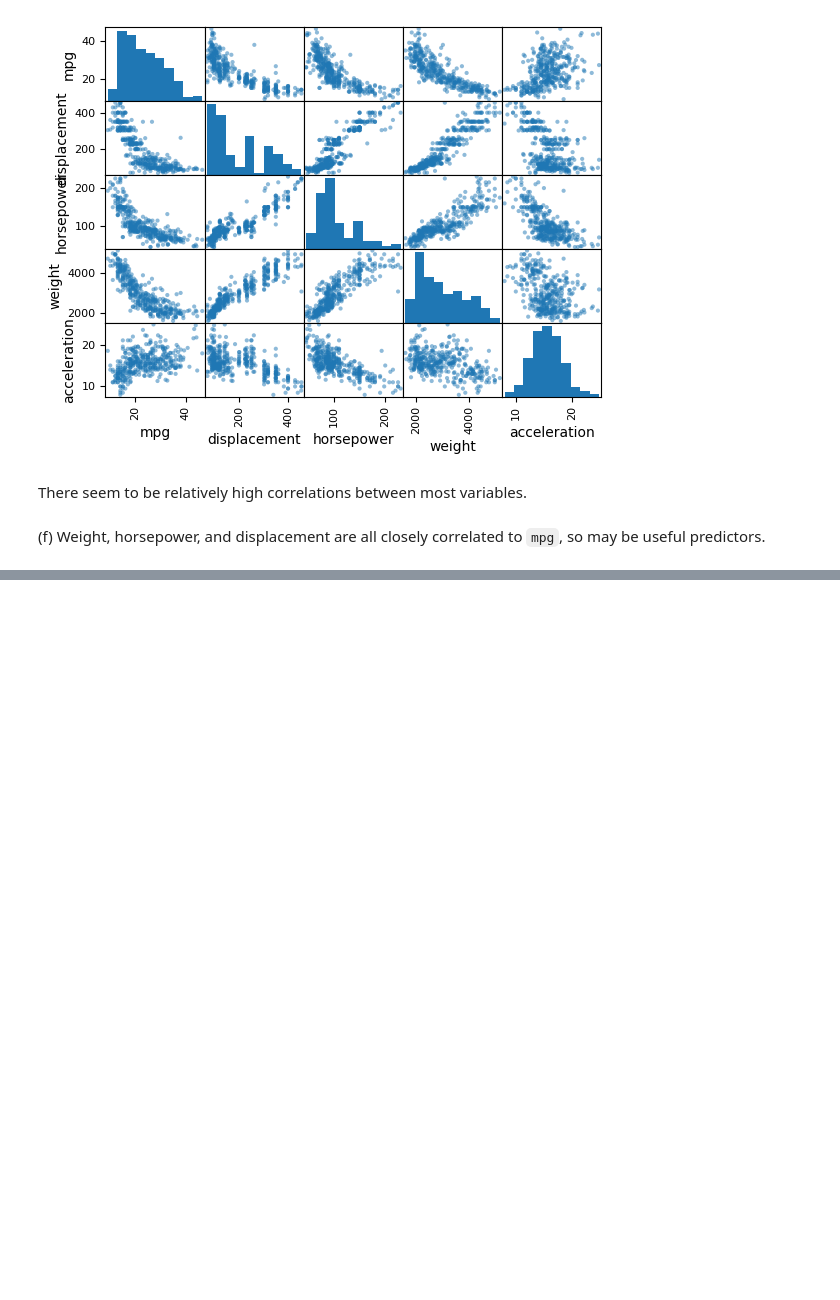
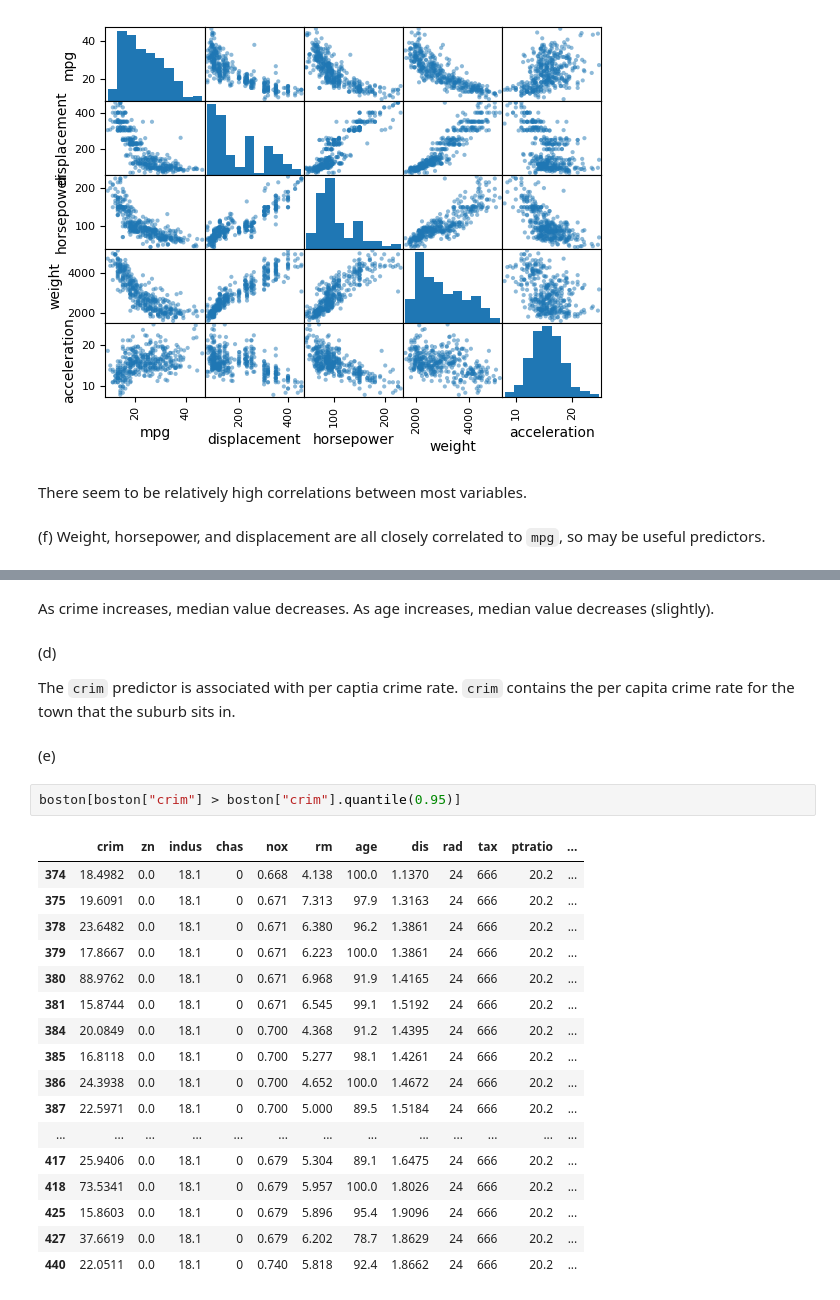
Before and after one commit to NedStickler/islp, a Jupyter notebook: src/chapter_2.ipynb, the cells around one changed output, grey strips where cells are left out. Cells and saved outputs as stored; diff of their text form; blank space fills up the shorter version.

```diff
--- a/src/chapter_2.ipynb
+++ b/src/chapter_2.ipynb
@@ -1220,0 +1254,28 @@ There seem to be relatively high correlations between most variables.
+# %% [markdown]
+As crime increases, median value decreases. As age increases, median value decreases (slightly).
+# %% [markdown]
+(d)
+
+The `crim` predictor is associated with per captia crime rate. `crim` contains the per capita crime rate for the town that the suburb sits in.
+# %% [markdown]
+(e)
+# %%
+boston[boston["crim"] > boston["crim"].quantile(0.95)]
+# %% [output]
+|  | crim | zn | indus | chas | nox | rm | age | dis | rad | tax | ptratio | ... |
+| 374 | 18.4982 | 0.0 | 18.1 | 0 | 0.668 | 4.138 | 100.0 | 1.1370 | 24 | 666 | 20.2 | ... |
+| 375 | 19.6091 | 0.0 | 18.1 | 0 | 0.671 | 7.313 | 97.9 | 1.3163 | 24 | 666 | 20.2 | ... |
+| 378 | 23.6482 | 0.0 | 18.1 | 0 | 0.671 | 6.380 | 96.2 | 1.3861 | 24 | 666 | 20.2 | ... |
+| 379 | 17.8667 | 0.0 | 18.1 | 0 | 0.671 | 6.223 | 100.0 | 1.3861 | 24 | 666 | 20.2 | ... |
+| 380 | 88.9762 | 0.0 | 18.1 | 0 | 0.671 | 6.968 | 91.9 | 1.4165 | 24 | 666 | 20.2 | ... |
+| 381 | 15.8744 | 0.0 | 18.1 | 0 | 0.671 | 6.545 | 99.1 | 1.5192 | 24 | 666 | 20.2 | ... |
+| 384 | 20.0849 | 0.0 | 18.1 | 0 | 0.700 | 4.368 | 91.2 | 1.4395 | 24 | 666 | 20.2 | ... |
+| 385 | 16.8118 | 0.0 | 18.1 | 0 | 0.700 | 5.277 | 98.1 | 1.4261 | 24 | 666 | 20.2 | ... |
+| 386 | 24.3938 | 0.0 | 18.1 | 0 | 0.700 | 4.652 | 100.0 | 1.4672 | 24 | 666 | 20.2 | ... |
+| 387 | 22.5971 | 0.0 | 18.1 | 0 | 0.700 | 5.000 | 89.5 | 1.5184 | 24 | 666 | 20.2 | ... |
+| ... | ... | ... | ... | ... | ... | ... | ... | ... | ... | ... | ... | ... |
+| 417 | 25.9406 | 0.0 | 18.1 | 0 | 0.679 | 5.304 | 89.1 | 1.6475 | 24 | 666 | 20.2 | ... |
+| 418 | 73.5341 | 0.0 | 18.1 | 0 | 0.679 | 5.957 | 100.0 | 1.8026 | 24 | 666 | 20.2 | ... |
+| 425 | 15.8603 | 0.0 | 18.1 | 0 | 0.679 | 5.896 | 95.4 | 1.9096 | 24 | 666 | 20.2 | ... |
+| 427 | 37.6619 | 0.0 | 18.1 | 0 | 0.679 | 6.202 | 78.7 | 1.8629 | 24 | 666 | 20.2 | ... |
+| 440 | 22.0511 | 0.0 | 18.1 | 0 | 0.740 | 5.818 | 92.4 | 1.8662 | 24 | 666 | 20.2 | ... |
```
Also changed, not shown: parts of 23 cells of this notebook.
